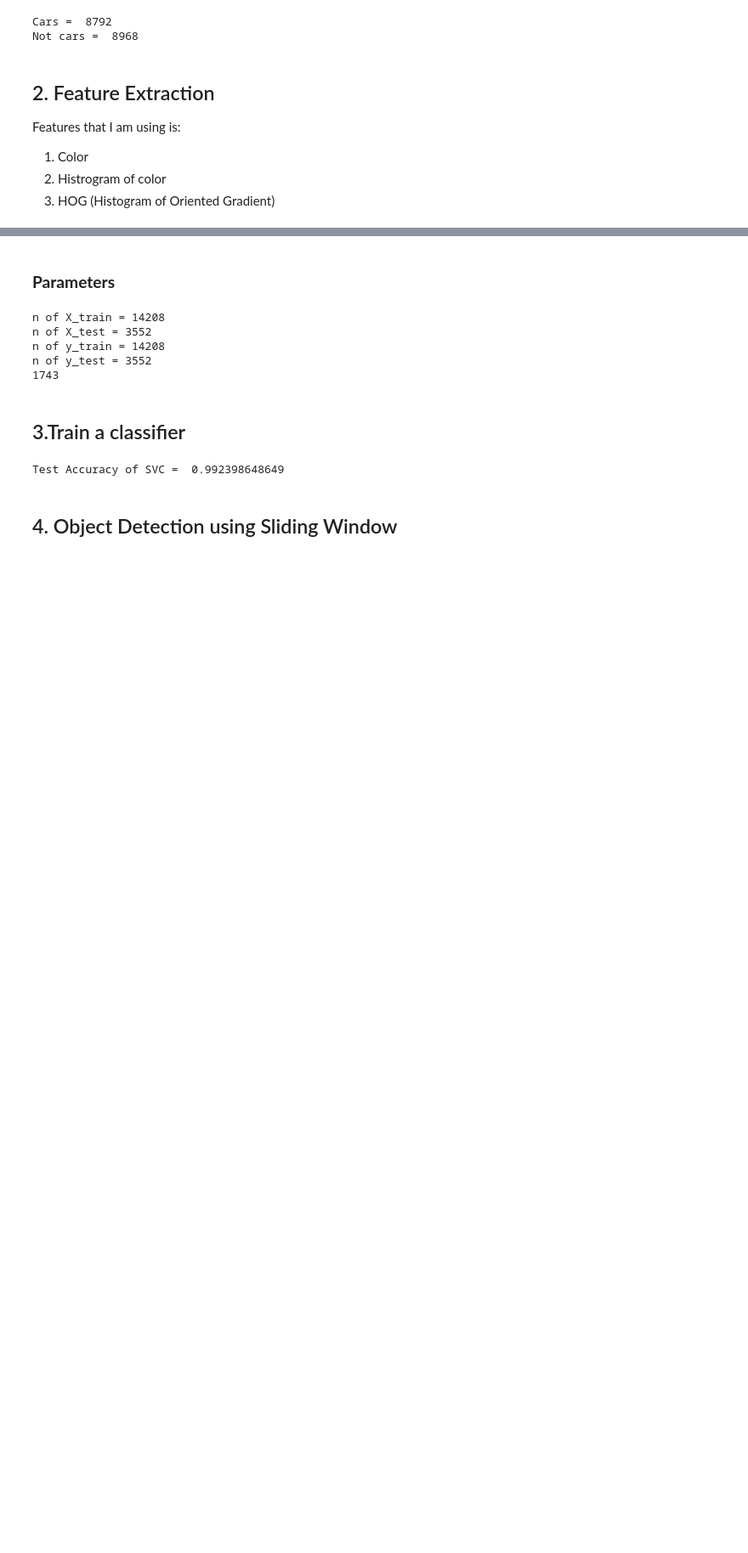
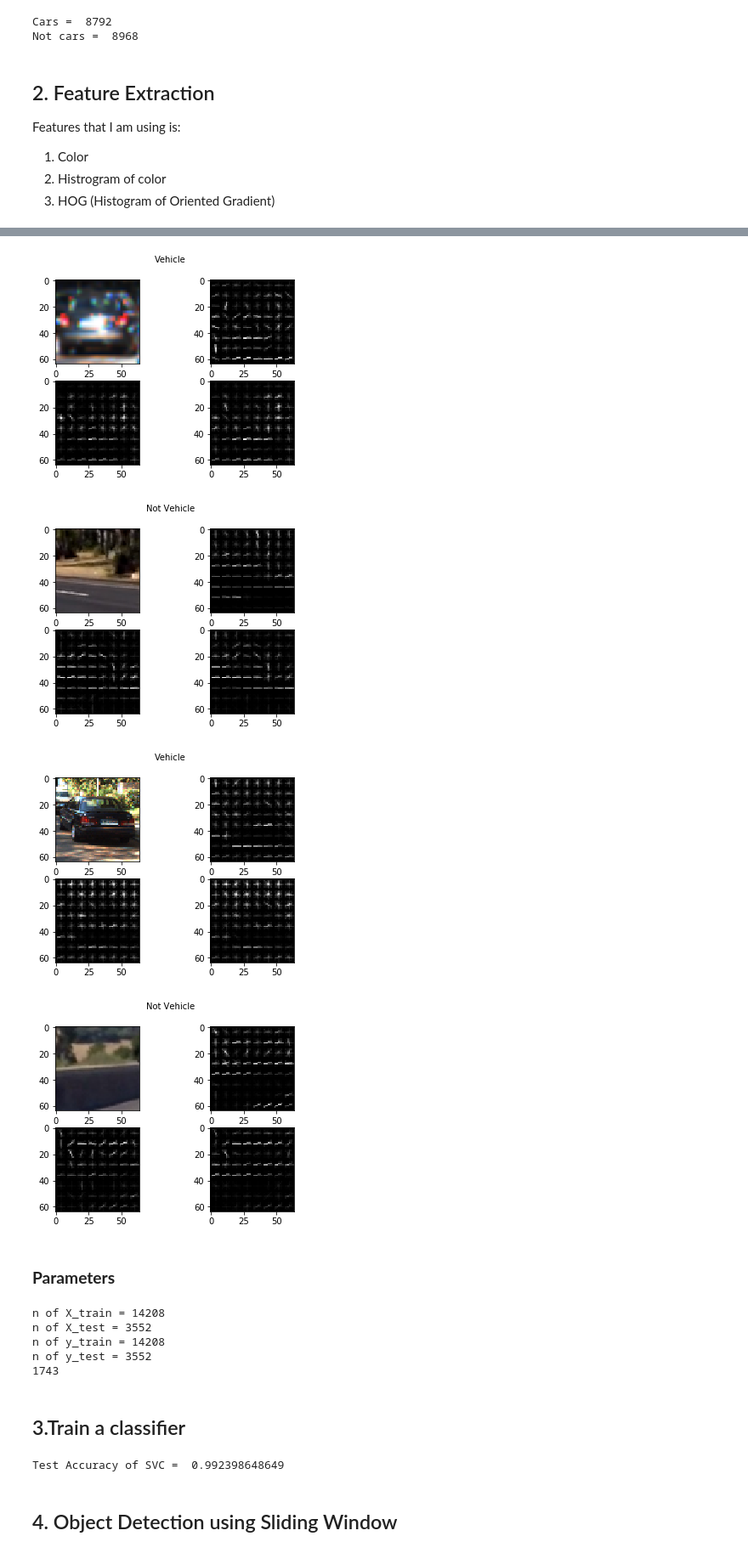
Before and after one commit to twskj/CarND-Vehicle-Detection, a Jupyter notebook: VehicleDetection.ipynb, the cells around one changed output, grey strips where cells are left out. Shown at 85% size. Saved outputs shown, nothing was run; the diff lists cells and outputs as text; code cells hidden in the pictures; blank space fills up the shorter version.

```diff
--- a/VehicleDetection.ipynb
+++ b/VehicleDetection.ipynb
@@ -65,7 +65,7 @@ Features that I am using is:
 def get_hog_features(img, orient, pix_per_cell, cell_per_block,
                         vis=False, feature_vec=True):
     # Call with two outputs if vis==True
-    if vis == True:
+    if vis:
         features, hog_image = hog(img, orientations=orient,
                                   pixels_per_cell=(pix_per_cell, pix_per_cell),
                                   cells_per_block=(cell_per_block, cell_per_block),
@@ -131,10 +131,6 @@ def single_img_features(img, color_space='RGB', spatial_size=(32, 32),
         img_features.append(spatial_features)
     if hist_feat == True:
         hist_features = color_hist(feature_image, nbins=hist_bins)
-#         if count == 1:
-#             count += 1
-#             print(hist_features)
-#         print("hist_features.shape",hist_features.shape)
         img_features.append(hist_features)
     if hog_feat == True:
         if hog_channel == 'ALL':
@@ -177,3 +175,59 @@ def extract_features(imgs, color_space='RGB', spatial_size=(32, 32),
+# %%
+import random
+
+def showExampleHOG():
+    toShowImgs = []
+    num_image = 2
+    for i in range(num_image):
+        toShowImgs.append(random.choice(cars))
+        toShowImgs.append(random.choice(notcars))
+
+    orient = 12
+    pix_per_cell = 8
+    cell_per_block = 2
+
+    count = 1
+    for filename in toShowImgs:
+
+        img = mpimg.imread(filename)
+
+        converted = cv2.cvtColor(img, cv2.COLOR_RGB2YCrCb)
+
+        #[row,col,channel]
+        Y = converted[:,:,0]
+        Cr = converted[:,:,1]
+        Cb = converted[:,:,2]
+
+        _,Y_hog_image = get_hog_features(Y, orient, pix_per_cell, cell_per_block,vis=True, feature_vec=False)
+        _,Cr_hog_image = get_hog_features(Cr, orient, pix_per_cell, cell_per_block,vis=True, feature_vec=False)
+        _,Cb_hog_image = get_hog_features(Cb, orient, pix_per_cell, cell_per_block,vis=True, feature_vec=False)
+
+        plt.figure()
+        plt.subplot(2,2,1)
+        plt.imshow(img)
+
+        plt.subplot(2,2,2)
+        plt.imshow(Y_hog_image, cmap='gray')
+        plt.subplot(2,2,3)
+        plt.imshow(Cr_hog_image, cmap='gray')
+        plt.subplot(2,2,4)
+        plt.imshow(Cb_hog_image, cmap='gray')
+
+        if(count % 2 == 1):
+            plt.suptitle("Vehicle", fontsize=10)
+        else:
+            plt.suptitle("Not Vehicle", fontsize=10)
+        count += 1
+
+
+
+
+showExampleHOG()
+# %% [output]
+[figure, added]
+[figure, added]
+[figure, added]
+[figure, added]
 # %% [markdown]
 ### **Parameters**
 # %%
```
Also changed, not shown: parts of 10 cells of this notebook, 13 other files.
